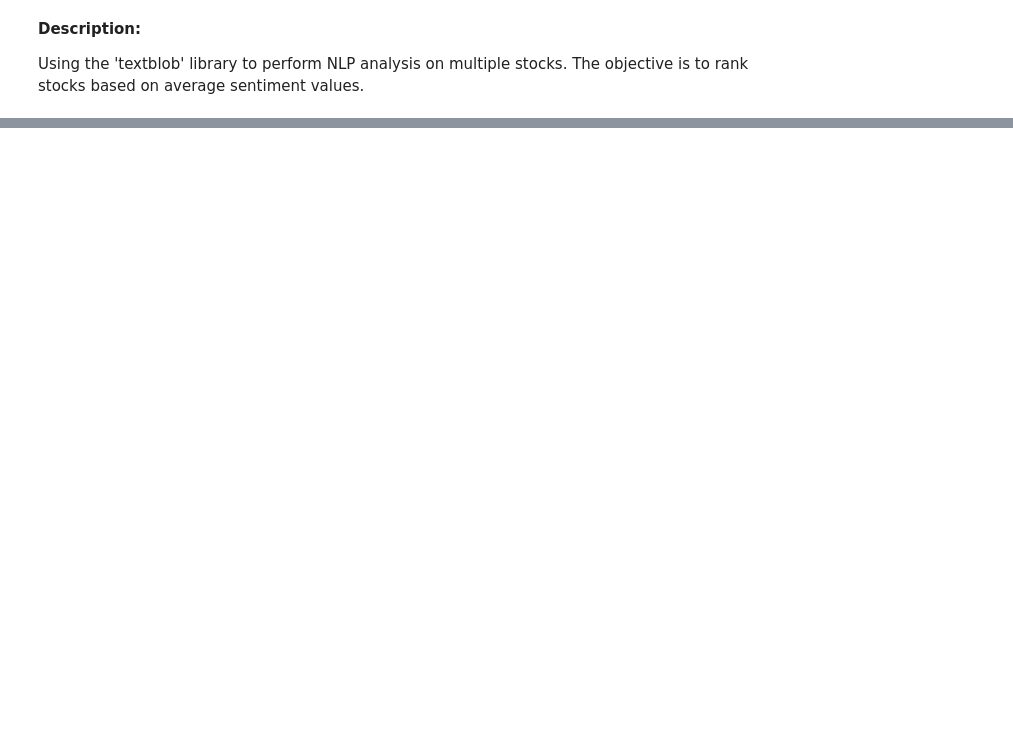
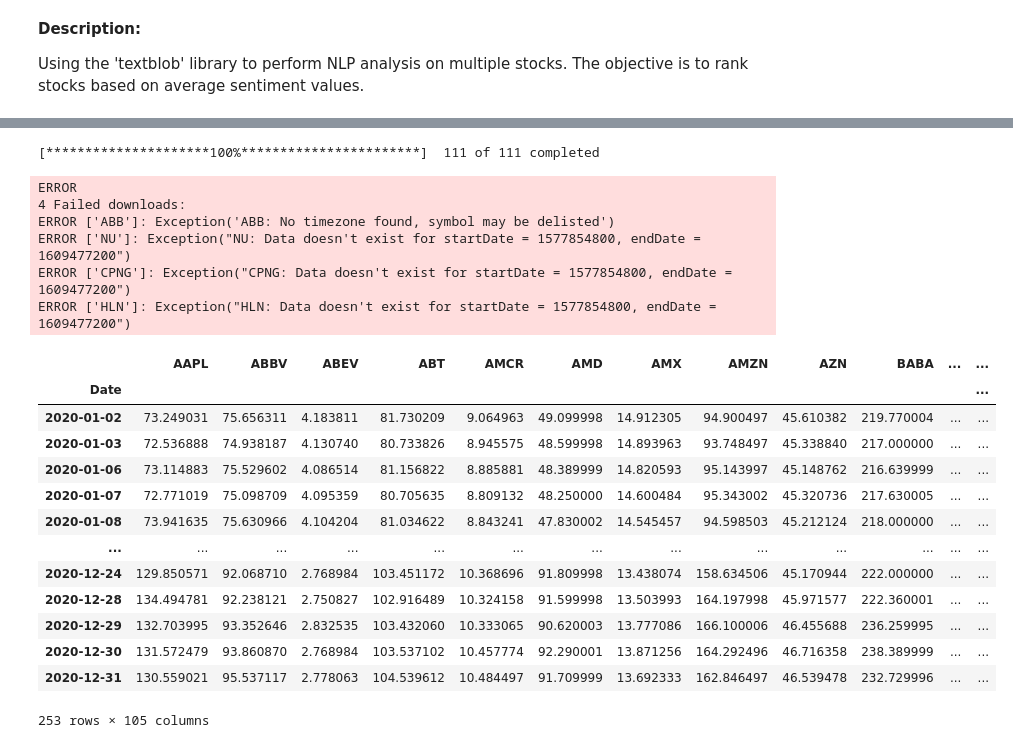
Before and after one commit to kevinhhl/portfolio-management-tools, a Jupyter notebook: AI_Methods_News_headlines_analysis.ipynb, the cells around one changed output, grey strips where cells are left out. Drawn from its saved outputs; the diff is of its cells as text; code cells hidden in the pictures; blank space fills up the shorter version.

```diff
--- a/AI_Methods_News_headlines_analysis.ipynb
+++ b/AI_Methods_News_headlines_analysis.ipynb
@@ -98,0 +92,27 @@ df.sort_values(col2_name, ascending=False).style.background_gradient()
+# %%
+# Get 1 year daily data for each ticker
+data = yf.download(universe, start="2020-01-01", end="2021-01-01")['Adj Close']
+data = data.dropna(axis=1)
+data
+# %% [output]
+[*********************100%***********************]  111 of 111 completed
+ERROR
+4 Failed downloads:
+ERROR ['ABB']: Exception('ABB: No timezone found, symbol may be delisted')
+ERROR ['NU']: Exception("NU: Data doesn't exist for startDate = 1577854800, endDate = 1609477200")
+ERROR ['CPNG']: Exception("CPNG: Data doesn't exist for startDate = 1577854800, endDate = 1609477200")
+ERROR ['HLN']: Exception("HLN: Data doesn't exist for startDate = 1577854800, endDate = 1609477200")
+|  | AAPL | ABBV | ABEV | ABT | AMCR | AMD | AMX | AMZN | AZN | BABA | ... | ... |
+| Date |  |  |  |  |  |  |  |  |  |  |  | ... |
+| 2020-01-02 | 73.249031 | 75.656311 | 4.183811 | 81.730209 | 9.064963 | 49.099998 | 14.912305 | 94.900497 | 45.610382 | 219.770004 | ... | ... |
+| 2020-01-03 | 72.536888 | 74.938187 | 4.130740 | 80.733826 | 8.945575 | 48.599998 | 14.893963 | 93.748497 | 45.338840 | 217.000000 | ... | ... |
+| 2020-01-06 | 73.114883 | 75.529602 | 4.086514 | 81.156822 | 8.885881 | 48.389999 | 14.820593 | 95.143997 | 45.148762 | 216.639999 | ... | ... |
+| 2020-01-07 | 72.771019 | 75.098709 | 4.095359 | 80.705635 | 8.809132 | 48.250000 | 14.600484 | 95.343002 | 45.320736 | 217.630005 | ... | ... |
+| 2020-01-08 | 73.941635 | 75.630966 | 4.104204 | 81.034622 | 8.843241 | 47.830002 | 14.545457 | 94.598503 | 45.212124 | 218.000000 | ... | ... |
+| ... | ... | ... | ... | ... | ... | ... | ... | ... | ... | ... | ... | ... |
+| 2020-12-24 | 129.850571 | 92.068710 | 2.768984 | 103.451172 | 10.368696 | 91.809998 | 13.438074 | 158.634506 | 45.170944 | 222.000000 | ... | ... |
+| 2020-12-28 | 134.494781 | 92.238121 | 2.750827 | 102.916489 | 10.324158 | 91.599998 | 13.503993 | 164.197998 | 45.971577 | 222.360001 | ... | ... |
+| 2020-12-29 | 132.703995 | 93.352646 | 2.832535 | 103.432060 | 10.333065 | 90.620003 | 13.777086 | 166.100006 | 46.455688 | 236.259995 | ... | ... |
+| 2020-12-30 | 131.572479 | 93.860870 | 2.768984 | 103.537102 | 10.457774 | 92.290001 | 13.871256 | 164.292496 | 46.716358 | 238.389999 | ... | ... |
+| 2020-12-31 | 130.559021 | 95.537117 | 2.778063 | 104.539612 | 10.484497 | 91.709999 | 13.692333 | 162.846497 | 46.539478 | 232.729996 | ... | ... |
+253 rows × 105 columns
```
Also changed, not shown: parts of 10 cells of this notebook.
